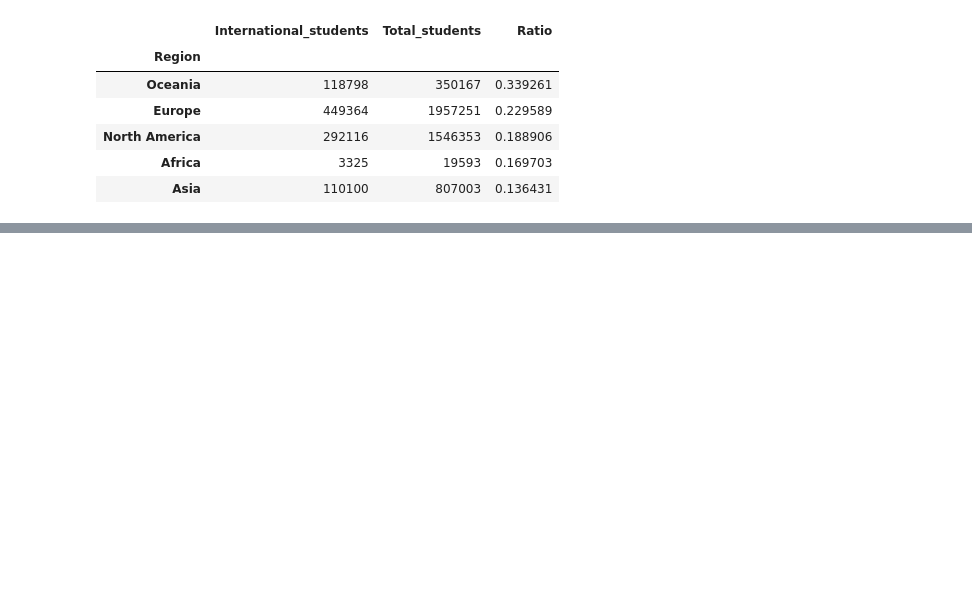
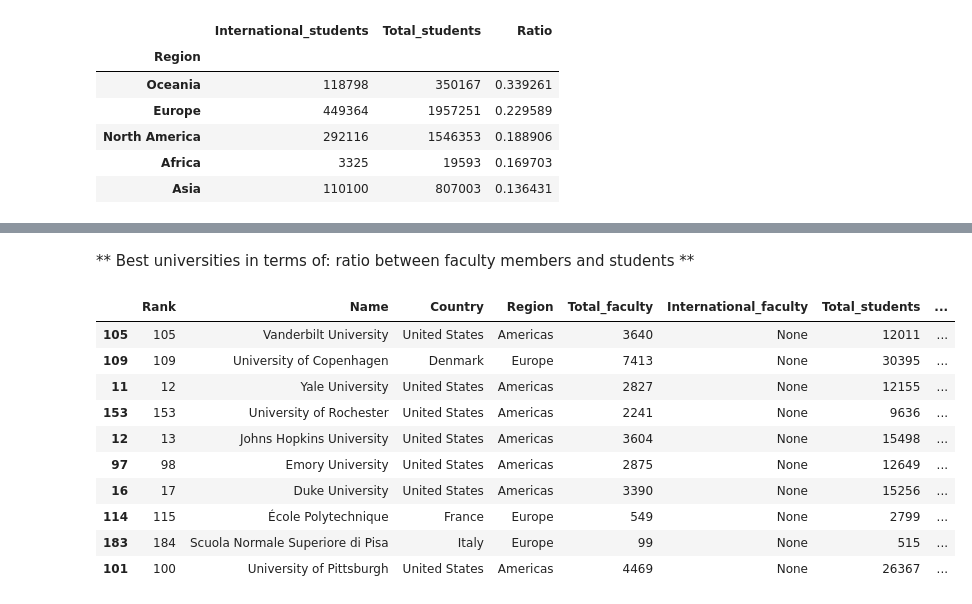
Before and after one commit to martinj96/Ada2017, a Jupyter notebook: Homework 2/Homework2.ipynb, the cells around one changed output, grey strips where cells are left out. Saved outputs shown, nothing was run; the diff lists cells and outputs as text; code cells hidden in the pictures; blank space fills up the shorter version.

Commit message:
Task 2: Student-teacher ratio

```diff
--- a/Homework 2/Homework2.ipynb
+++ b/Homework 2/Homework2.ipynb
@@ -109,10 +109,10 @@ This function gets a *DataFrame* and two *column names*, removes all the rows th
 
 It is assumed that the passed *DataFrame* has columns anmed *col1*, *col2* and *group_by* (if used), as well as that the values for *col1*, *col2* are numberic.
 # %%
-def find_ratio(df, col1, col2, new_column_name, group_by=None):
+def find_ratio(df, col1, col2, new_column_name, group_by=None, ascending=False):
     no_nan_in_columns_df = df[(df[col1] != -1) & (df[col2] != -1)]
     if group_by != None:
         no_nan_in_columns_df = no_nan_in_columns_df.groupby(group_by)[[col1, col2]].sum()
-    sorted_ratio = (no_nan_in_columns_df[col1] / no_nan_in_columns_df[col2]).sort_values(ascending=False)
+    sorted_ratio = (no_nan_in_columns_df[col1] / no_nan_in_columns_df[col2]).sort_values(ascending=ascending)
     return no_nan_in_columns_df.loc[sorted_ratio.index].join(pd.DataFrame(sorted_ratio, columns=[new_column_name]))
 # %%
@@ -295,0 +282,18 @@ times_ranking_df
+# %% [markdown]
+** Best universities in terms of: ratio between faculty members and students **
+# %%
+# Calculate the student teacher ratio
+#
+find_ratio(times_ranking_df, 'Total_students', 'Total_faculty', 'Student_teacher_ratio', ascending=True).head(10)
+# %% [output]
+|  | Rank | Name | Country | Region | Total_faculty | International_faculty | Total_students | ... |
+| 105 | 105 | Vanderbilt University | United States | Americas | 3640 | None | 12011 | ... |
+| 109 | 109 | University of Copenhagen | Denmark | Europe | 7413 | None | 30395 | ... |
+| 11 | 12 | Yale University | United States | Americas | 2827 | None | 12155 | ... |
+| 153 | 153 | University of Rochester | United States | Americas | 2241 | None | 9636 | ... |
+| 12 | 13 | Johns Hopkins University | United States | Americas | 3604 | None | 15498 | ... |
+| 97 | 98 | Emory University | United States | Americas | 2875 | None | 12649 | ... |
+| 16 | 17 | Duke University | United States | Americas | 3390 | None | 15256 | ... |
+| 114 | 115 | École Polytechnique | France | Europe | 549 | None | 2799 | ... |
+| 183 | 184 | Scuola Normale Superiore di Pisa | Italy | Europe | 99 | None | 515 | ... |
+| 101 | 100 | University of Pittsburgh | United States | Americas | 4469 | None | 26367 | ... |
```
Also changed, not shown: parts of 5 cells of this notebook.
